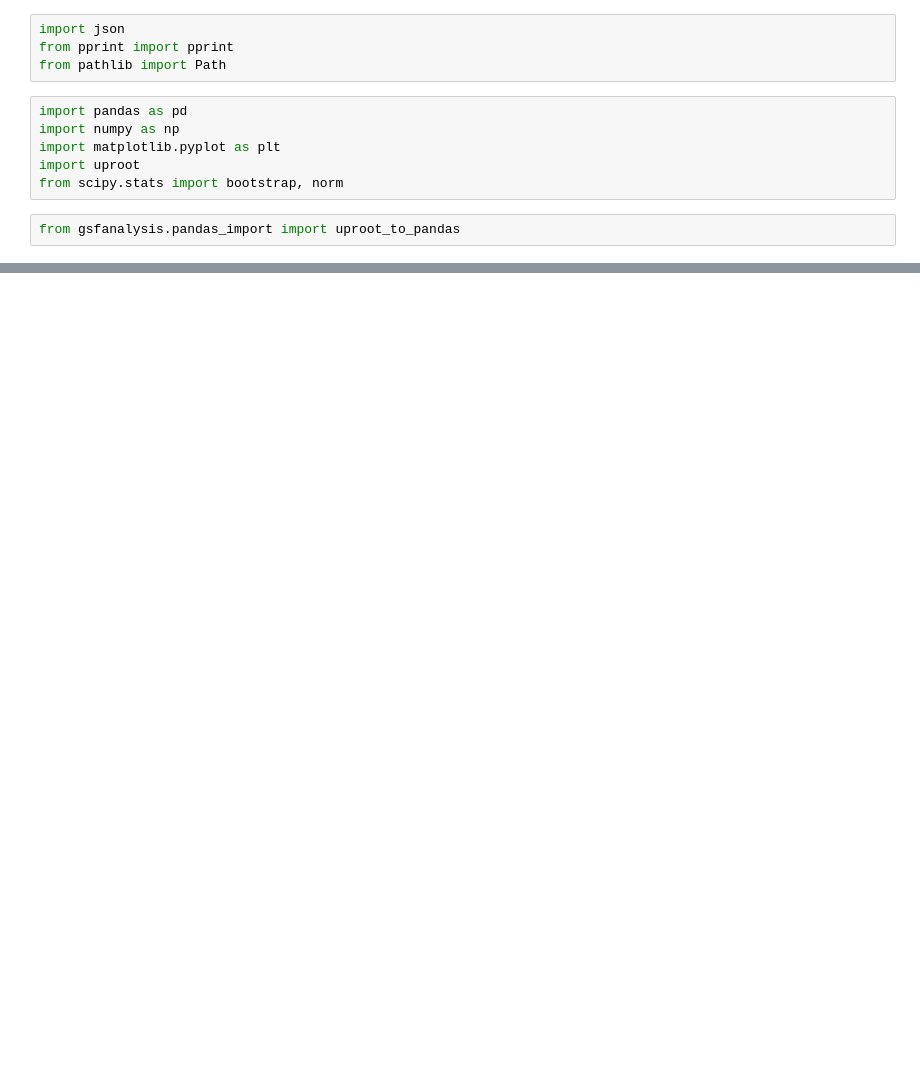
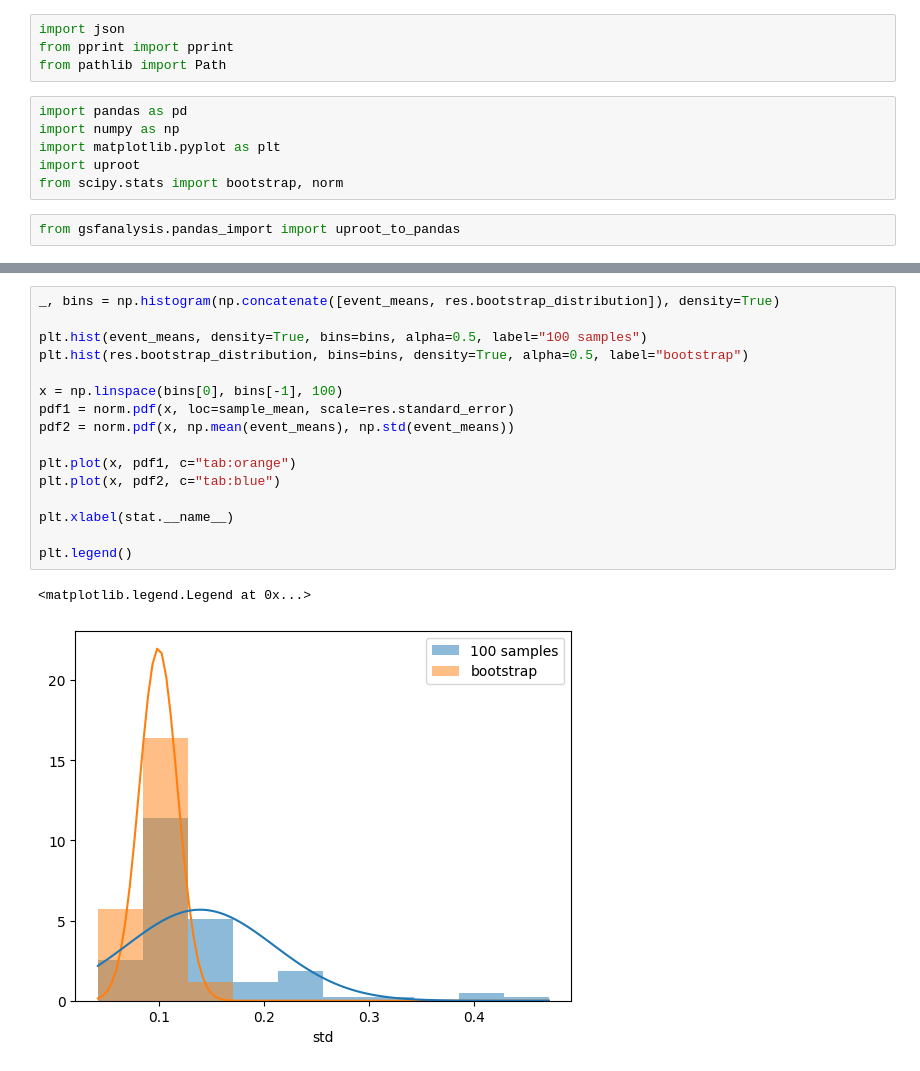
Before and after one commit to benjaminhuth/acts-gsf-scripts, a Jupyter notebook: notebooks/bootstrap.ipynb, the cells around one changed output, grey strips where cells are left out. Cells and saved outputs as stored; diff of their text form; blank space fills up the shorter version.

```diff
--- a/notebooks/bootstrap.ipynb
+++ b/notebooks/bootstrap.ipynb
@@ -105,0 +81,19 @@ fig.tight_layout()
+# %%
+_, bins = np.histogram(np.concatenate([event_means, res.bootstrap_distribution]), density=True)
+
+plt.hist(event_means, density=True, bins=bins, alpha=0.5, label="100 samples")
+plt.hist(res.bootstrap_distribution, bins=bins, density=True, alpha=0.5, label="bootstrap")
+
+x = np.linspace(bins[0], bins[-1], 100)
+pdf1 = norm.pdf(x, loc=sample_mean, scale=res.standard_error)
+pdf2 = norm.pdf(x, np.mean(event_means), np.std(event_means))
+
+plt.plot(x, pdf1, c="tab:orange")
+plt.plot(x, pdf2, c="tab:blue")
+
+plt.xlabel(stat.__name__)
+
+plt.legend()
+# %% [output]
+<matplotlib.legend.Legend at 0x...>
+[figure, added]
```
Also changed, not shown: parts of 13 cells of this notebook, 2 other files.
